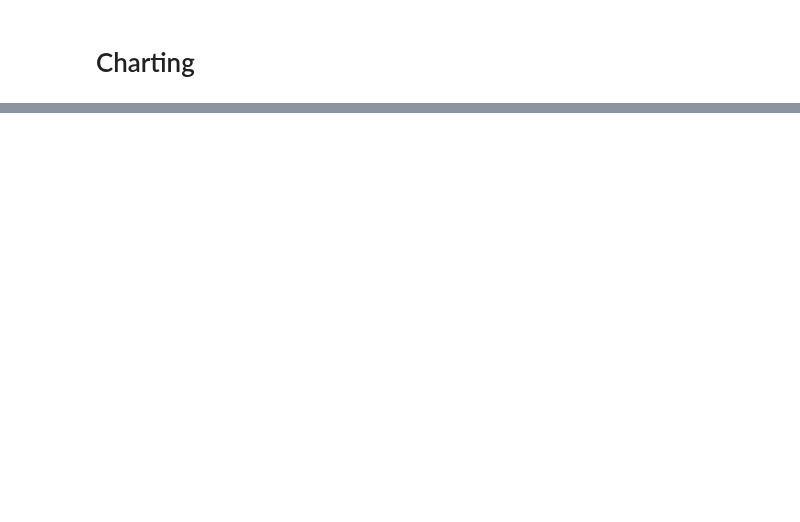
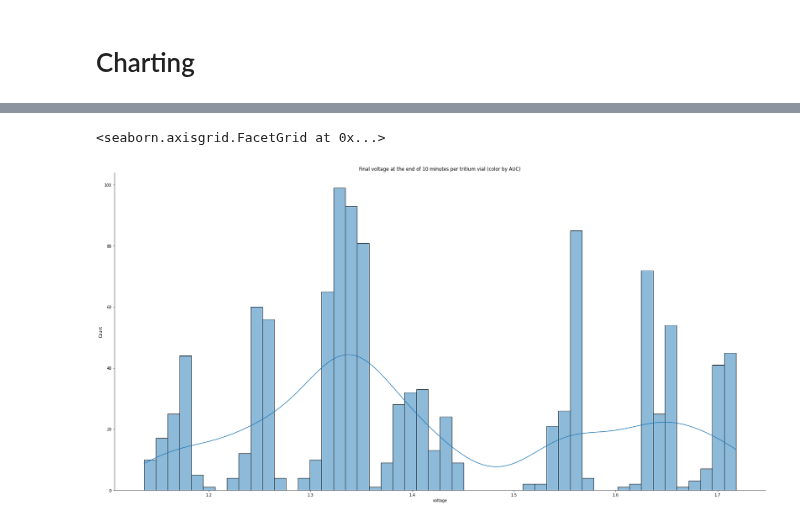
Before and after one commit to darkmatter2222/Nuclear-Battery, a Jupyter notebook: measurement_techniques/analiyze_measurements/single_cell_performance_testing.ipynb, the cells around one changed output, grey strips where cells are left out. Drawn from its saved outputs; the diff is of its cells as text; code cells hidden in the pictures; blank space fills up the shorter version.

```diff
--- a/measurement_techniques/analiyze_measurements/single_cell_performance_testing.ipynb
+++ b/measurement_techniques/analiyze_measurements/single_cell_performance_testing.ipynb
@@ -176 +181,6 @@ sns.displot(sample_df[(sample_df['time']==600)].reset_index(), x='voltage', bins
+# %%
+sns.displot(sample_df[(sample_df['time']==600)].reset_index(), x='voltage', bins=50, kde=True, height=12, aspect=2).set(title='Final voltage at the end of 10 minutes per tritium vial (color by AUC)')
+# %% [output]
+<seaborn.axisgrid.FacetGrid at 0x...>
+[figure, added]
 # %%
```
Also changed, not shown: parts of 14 cells of this notebook.
